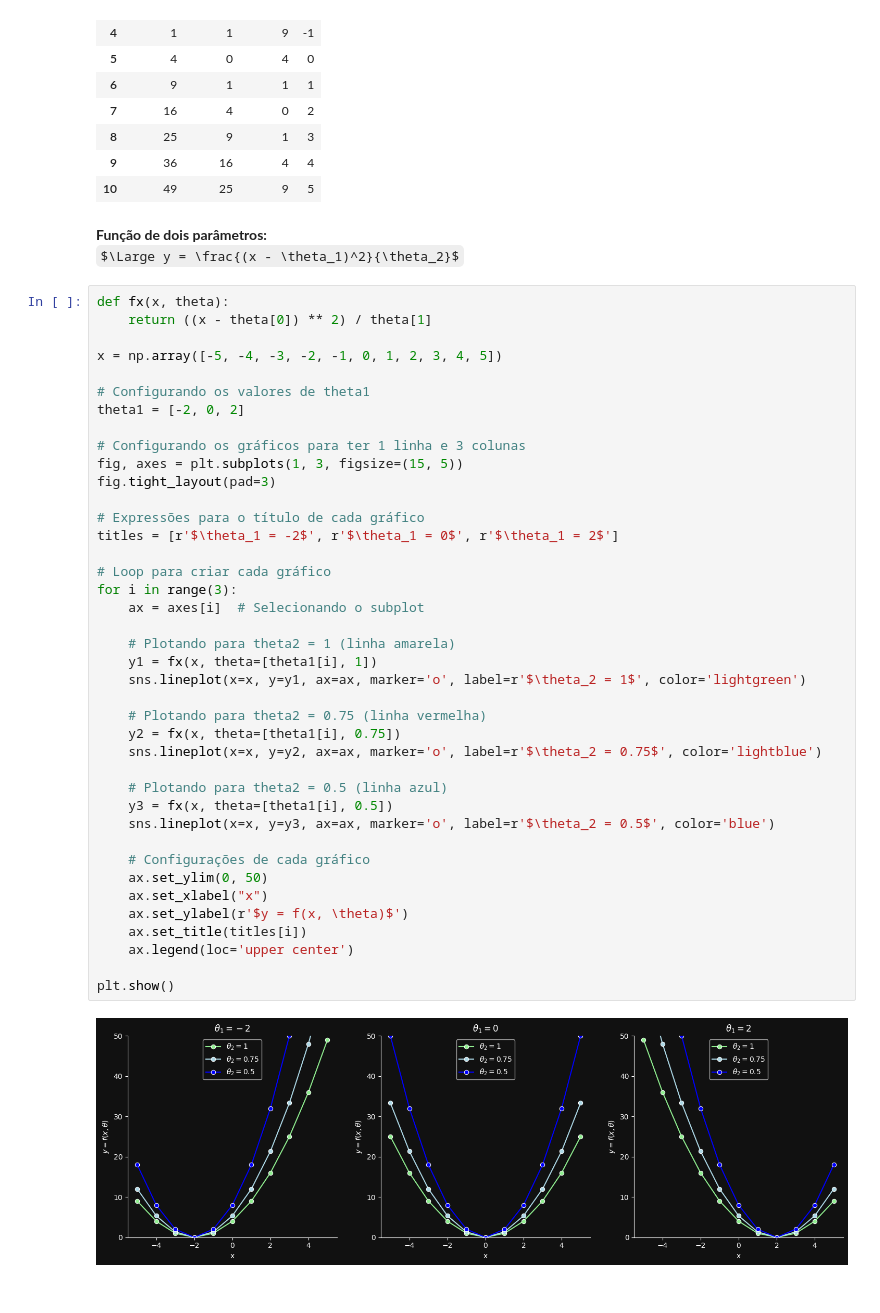
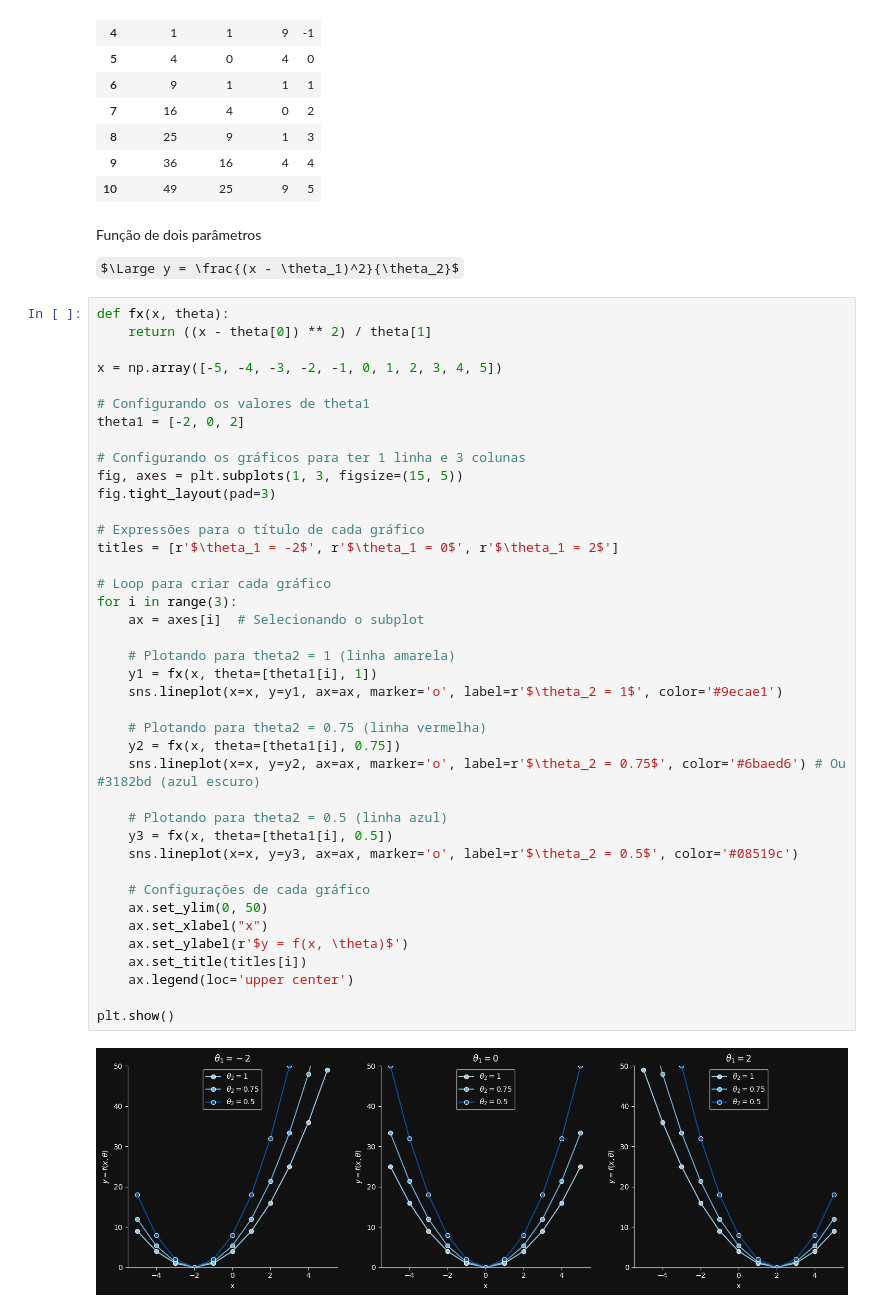
Before and after one commit to redsonlopez/study_python, a Jupyter notebook: s_math/01_math.ipynb, the cells around one changed output. Saved outputs shown, nothing was run; the diff lists cells and outputs as text; some formulas as TeX source.

```diff
--- a/s_math/01_math.ipynb
+++ b/s_math/01_math.ipynb
@@ -87,7 +95,9 @@ df
 | 9 | 36 | 16 | 4 | 4 |
 | 10 | 49 | 25 | 9 | 5 |
 # %% [markdown]
-<b>Função de dois parâmetros:</b><br> $\Large y = \frac{(x - \theta_1)^2}{\theta_2}$
+Função de dois parâmetros
+
+$\Large y = \frac{(x - \theta_1)^2}{\theta_2}$
 # %%
 def fx(x, theta):
     return ((x - theta[0]) ** 2) / theta[1]
@@ -99,34 +109,34 @@ theta1 = [-2, 0, 2]
 
 # Configurando os gráficos para ter 1 linha e 3 colunas
 fig, axes = plt.subplots(1, 3, figsize=(15, 5))
 fig.tight_layout(pad=3)
 
 # Expressões para o título de cada gráfico
 titles = [r'$\theta_1 = -2$', r'$\theta_1 = 0$', r'$\theta_1 = 2$']
 
 # Loop para criar cada gráfico
 for i in range(3):
     ax = axes[i]  # Selecionando o subplot
 
     # Plotando para theta2 = 1 (linha amarela)
     y1 = fx(x, theta=[theta1[i], 1])
-    sns.lineplot(x=x, y=y1, ax=ax, marker='o', label=r'$\theta_2 = 1$', color='lightgreen')
+    sns.lineplot(x=x, y=y1, ax=ax, marker='o', label=r'$\theta_2 = 1$', color='#9ecae1')
 
     # Plotando para theta2 = 0.75 (linha vermelha)
     y2 = fx(x, theta=[theta1[i], 0.75])
-    sns.lineplot(x=x, y=y2, ax=ax, marker='o', label=r'$\theta_2 = 0.75$', color='lightblue')
+    sns.lineplot(x=x, y=y2, ax=ax, marker='o', label=r'$\theta_2 = 0.75$', color='#6baed6') # Ou #3182bd (azul escuro)
 
     # Plotando para theta2 = 0.5 (linha azul)
     y3 = fx(x, theta=[theta1[i], 0.5])
-    sns.lineplot(x=x, y=y3, ax=ax, marker='o', label=r'$\theta_2 = 0.5$', color='blue')
+    sns.lineplot(x=x, y=y3, ax=ax, marker='o', label=r'$\theta_2 = 0.5$', color='#08519c')
 
     # Configurações de cada gráfico
     ax.set_ylim(0, 50)
     ax.set_xlabel("x")
     ax.set_ylabel(r'$y = f(x, \theta)$')
     ax.set_title(titles[i])
     ax.legend(loc='upper center')
 
 plt.show()
 # %% [output]
-[figure, old version]
+[figure, new version]
```
Also changed, not shown: parts of 8 cells of this notebook.
